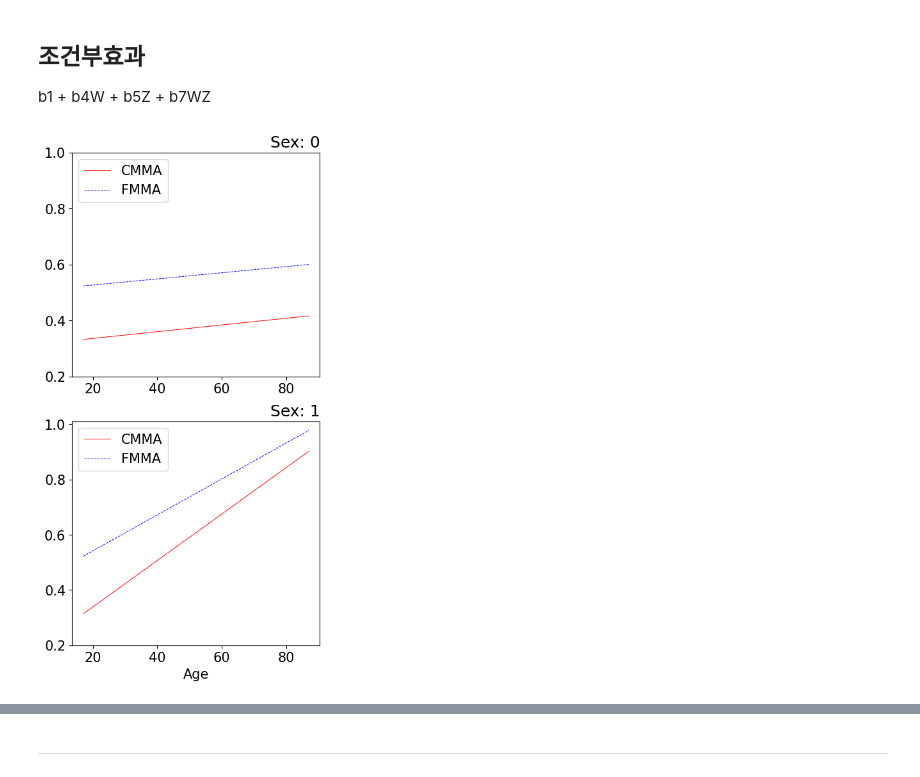
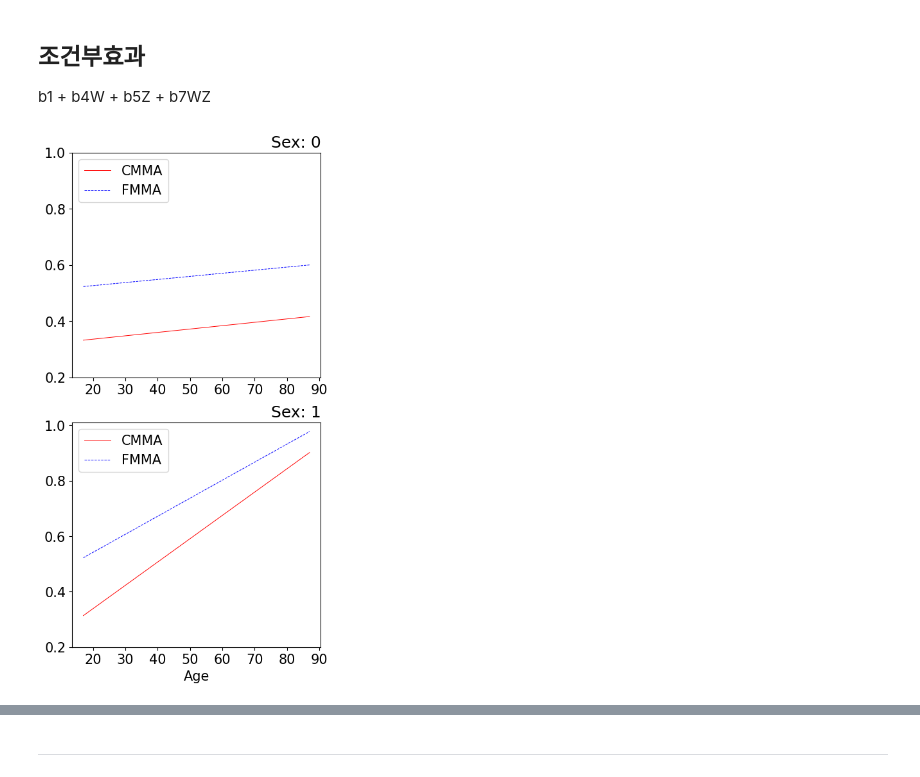
Before and after one commit to skj0108/Multiple-Moderation_paper, a Jupyter notebook: Analysis_code&result(R & Python)/Analysis_Visualization.ipynb, the cells around one changed output, grey strips where cells are left out. Saved outputs shown, nothing was run; the diff lists cells and outputs as text; code cells hidden in the pictures.

```diff
--- a/Analysis_code&result(R & Python)/Analysis_Visualization.ipynb
+++ b/Analysis_code&result(R & Python)/Analysis_Visualization.ipynb
@@ -71,6 +71,7 @@ for w in w_li:
   plt.plot(z_li, y_1, color='r', linestyle = '-', linewidth=0.7)
   plt.plot(z_li, y_2, color='b', linestyle = '--', linewidth=0.7)
   plt.legend(['CMMA', 'FMMA'], loc='lower right')
+  plt.xticks([20, 30, 40, 50, 60, 70, 80, 90])
   plt.yticks([0, 0.2,0.4,0.6,0.8,1.0])
   plt.title('Sex: '+ str(w), loc='right')
   if w == 1:
@@ -81,0 +83,19 @@ plt.show()
+# %%
+z_li = np.linspace(17, 87, 100)
+w_li = np.array([0, 1])
+
+plt.figure(figsize=(12, 5))
+
+for w in w_li:
+  y_1 = 0.1154 + 0.2208*w + 0.0054*z_li # crisp
+  y_2 = 0.3571 + 0.1761*w + 0.0043*z_li # fuzzy
+  plt.subplot(1,2,w+1)
+  plt.plot(z_li, y_1, color='r', linestyle = '-', linewidth=0.7)
+  plt.plot(z_li, y_2, color='b', linestyle = '--', linewidth=0.7)
+  plt.legend(['CMMA', 'FMMA'], loc='lower right')
+  plt.xticks([20, 30, 40, 50, 60, 70, 80, 90])
+  plt.yticks([0, 0.2,0.4,0.6,0.8,1.0])
+  plt.title('Sex: '+ str(w), loc='right')
+  plt.xlabel('Age')
+
+plt.show()
@@ -105,21 +127,22 @@ b1 + b4W + b5Z + b7WZ
 # %%
 z_li = np.linspace(17, 87, 100)
 w_li = np.array([0, 1])
 
 plt.figure(figsize=(5, 10))
 
 for w in w_li:
   y_1 = 0.3120 - 0.1413*w + 0.0012*z_li + 0.0072*w*z_li # crisp
   y_2 = 0.5045 - 0.0928*w + 0.0011*z_li + 0.0054*w*z_li # fuzzy
   plt.subplot(2,1,w+1)
   plt.plot(z_li, y_1, color='r', linestyle = '-', linewidth=0.7)
   plt.plot(z_li, y_2, color='b', linestyle = '--', linewidth=0.7)
   plt.legend(['CMMA', 'FMMA'], loc='upper left')
+  plt.xticks([20, 30, 40, 50, 60, 70, 80, 90])
   plt.yticks([0.2,0.4,0.6,0.8,1.0])
   plt.title('Sex: '+ str(w), loc='right')
   if w == 1:
     plt.xlabel('Age')
 
 plt.show()
 # %% [output]
-[figure, old version]
+[figure, new version]
```
Also changed, not shown: parts of 19 cells of this notebook.
